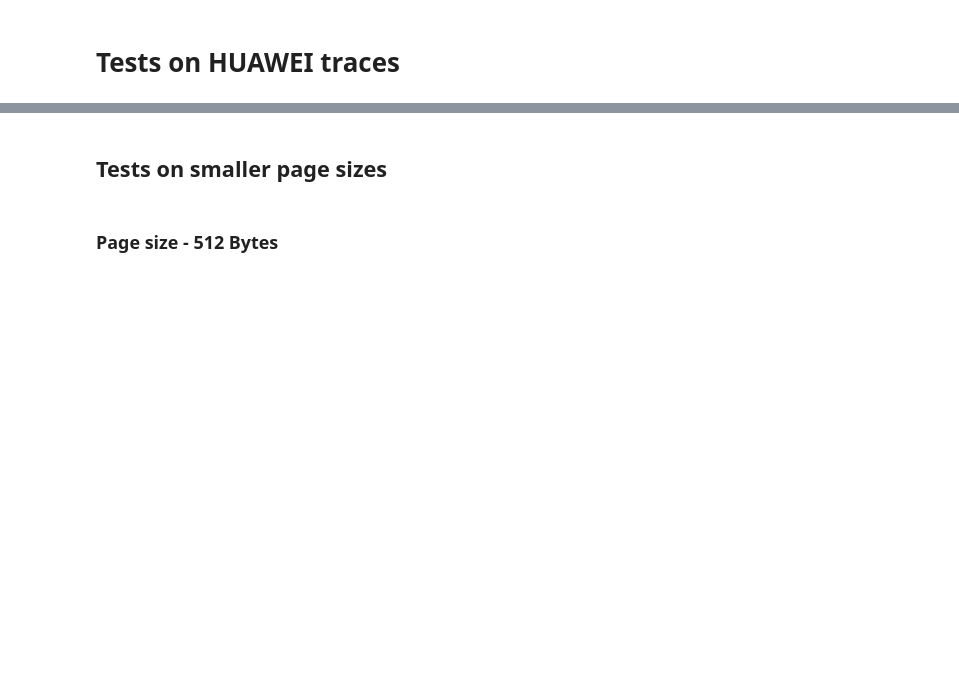
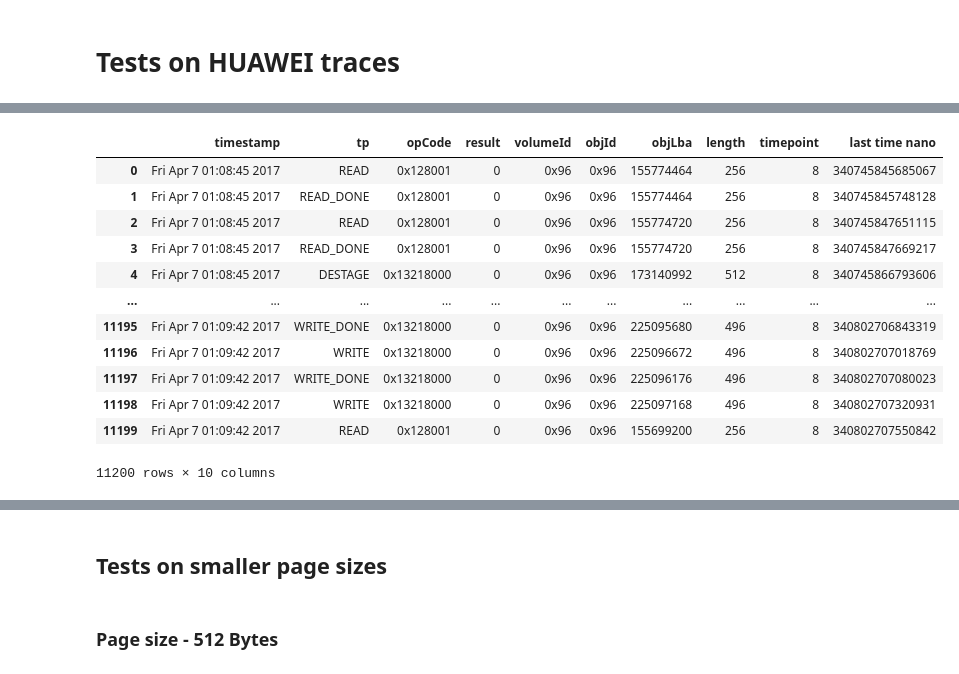
Before and after one commit to rllaskowski/cache-prefetchers, a Jupyter notebook: experiments.ipynb, the cells around one changed output, grey strips where cells are left out. Drawn from its saved outputs; the diff is of its cells as text; code cells hidden in the pictures; blank space fills up the shorter version.

```diff
--- a/experiments.ipynb
+++ b/experiments.ipynb
@@ -432,0 +321,65 @@ def test_case(test_dir_name: str, cache: Cache, page_size=16*1024) -> TestResult
+# %%
+from hwi_dataset import read_trace, get_test_set, get_reads, get_page_requests
+from collections import defaultdict
+test_set = get_test_set()
+
+values = defaultdict(int)
+
+times = []
+all_length = 0
+test_dir = '3'
+all_unique = set()
+all_unique_pages = 0
+all_pages_length = 0
+
+for v, volume in enumerate(test_set[test_dir]):
+    print("volume", v)
+
+    times_volume = []
+    unique_volume = set()
+    length_volume = 0
+    unique_pages_volume = set()
+    length_pages_volume = 0
+
+    for p, path in enumerate(volume):
+        print("path", path)
+        trace = read_trace(test_set[test_dir][v][p])
+        reads = trace[trace['tp'] == 'READ']
+        print(reads['volumeId'].unique())
+
+        times_volume.extend(list(reads['last time nano'].values))
+        unique_volume.update(reads['objLba'].unique())
+
+        length_volume += len(reads)
+
+        print('length path', len(reads))
+
+        pages = get_page_requests(get_reads(read_trace(path)), page_size=16*1024)
+        unique_pages_path = len(set(pages))
+        unique_pages_volume.update(set(pages))
+        length_pages_volume += len(pages)
+        print('unique pages within path', unique_pages_path)
+
+
+        print("=======================================\n")
+
+    print('is times sorted within volume?' , all(times_volume[i] <= times_volume[i+1] for i in range(len(times_volume)-1)))
+    print('unique addresses within volume', len(unique_volume))
+    print('length volume', length_volume)
+    print('unique pages within volume', len(unique_pages_volume))
+
+    times.extend(times_volume)
+    all_unique.update(unique_volume)
+    all_length += length_volume
+    all_unique_pages += len(unique_pages_volume)
+    all_pages_length += length_pages_volume
+    print("##################\n")
+
+print('is times sorted?' , all(times[i] <= times[i+1] for i in range(len(times)-1)))
+print('unique addresses', len(all_unique))
+print("all length", all_length)
+print("all unique pages", all_unique_pages)
+print("all pages length", all_pages_length)
+trace = read_trace(test_set[test_dir][0][0])
+trace
+# %% [output]
@@ -432,0 +403,13 @@ def test_case(test_dir_name: str, cache: Cache, page_size=16*1024) -> TestResult
+|  | timestamp | tp | opCode | result | volumeId | objId | objLba | length | timepoint | last time nano |
+| 0 | Fri Apr 7 01:08:45 2017 | READ | 0x128001 | 0 | 0x96 | 0x96 | 155774464 | 256 | 8 | 340745845685067 |
+| 1 | Fri Apr 7 01:08:45 2017 | READ_DONE | 0x128001 | 0 | 0x96 | 0x96 | 155774464 | 256 | 8 | 340745845748128 |
+| 2 | Fri Apr 7 01:08:45 2017 | READ | 0x128001 | 0 | 0x96 | 0x96 | 155774720 | 256 | 8 | 340745847651115 |
+| 3 | Fri Apr 7 01:08:45 2017 | READ_DONE | 0x128001 | 0 | 0x96 | 0x96 | 155774720 | 256 | 8 | 340745847669217 |
+| 4 | Fri Apr 7 01:08:45 2017 | DESTAGE | 0x13218000 | 0 | 0x96 | 0x96 | 173140992 | 512 | 8 | 340745866793606 |
+| ... | ... | ... | ... | ... | ... | ... | ... | ... | ... | ... |
+| 11195 | Fri Apr 7 01:09:42 2017 | WRITE_DONE | 0x13218000 | 0 | 0x96 | 0x96 | 225095680 | 496 | 8 | 340802706843319 |
+| 11196 | Fri Apr 7 01:09:42 2017 | WRITE | 0x13218000 | 0 | 0x96 | 0x96 | 225096672 | 496 | 8 | 340802707018769 |
+| 11197 | Fri Apr 7 01:09:42 2017 | WRITE_DONE | 0x13218000 | 0 | 0x96 | 0x96 | 225096176 | 496 | 8 | 340802707080023 |
+| 11198 | Fri Apr 7 01:09:42 2017 | WRITE | 0x13218000 | 0 | 0x96 | 0x96 | 225097168 | 496 | 8 | 340802707320931 |
+| 11199 | Fri Apr 7 01:09:42 2017 | READ | 0x128001 | 0 | 0x96 | 0x96 | 155699200 | 256 | 8 | 340802707550842 |
+11200 rows × 10 columns
```
Also changed, not shown: parts of 28 cells of this notebook, 6 other files.
